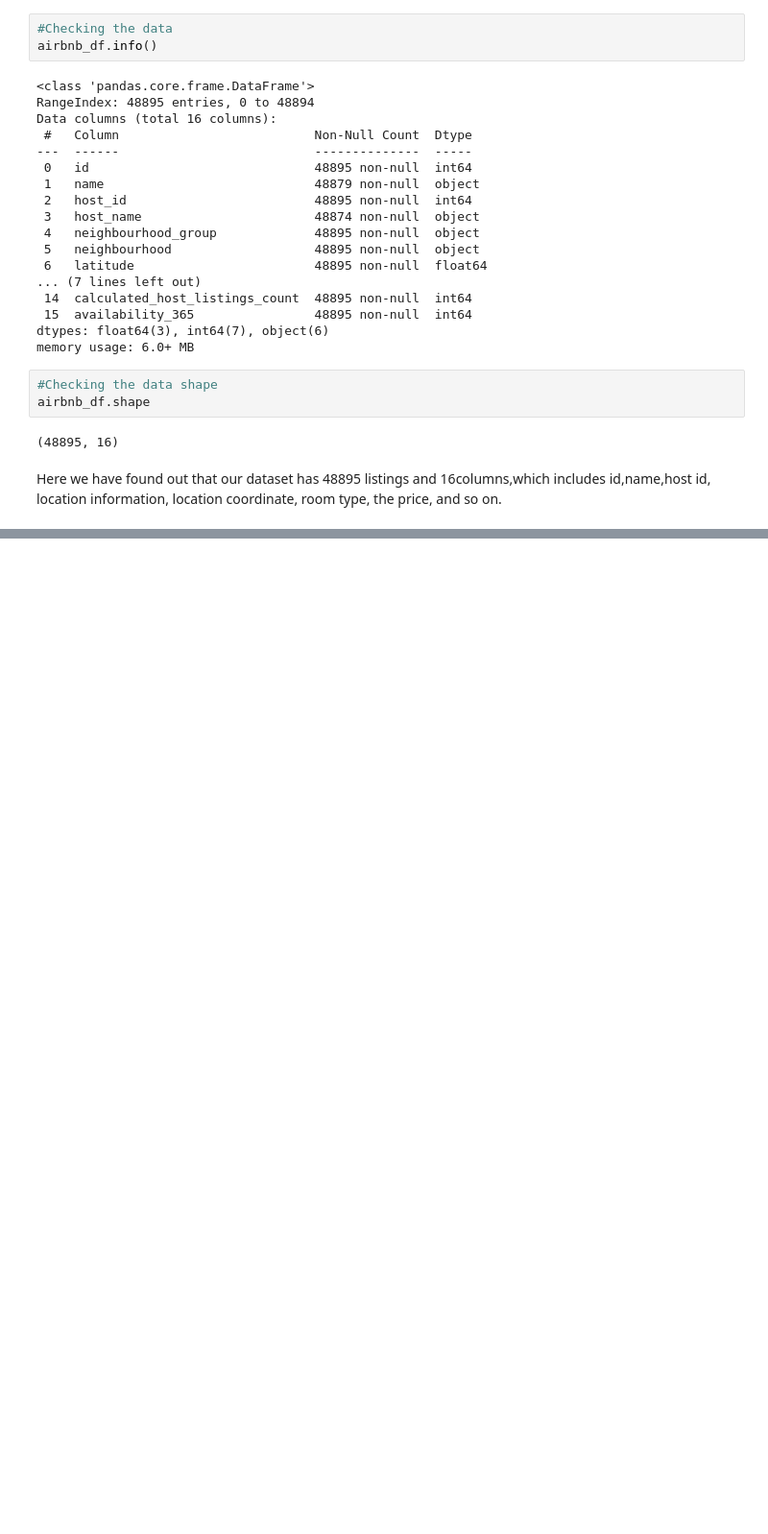
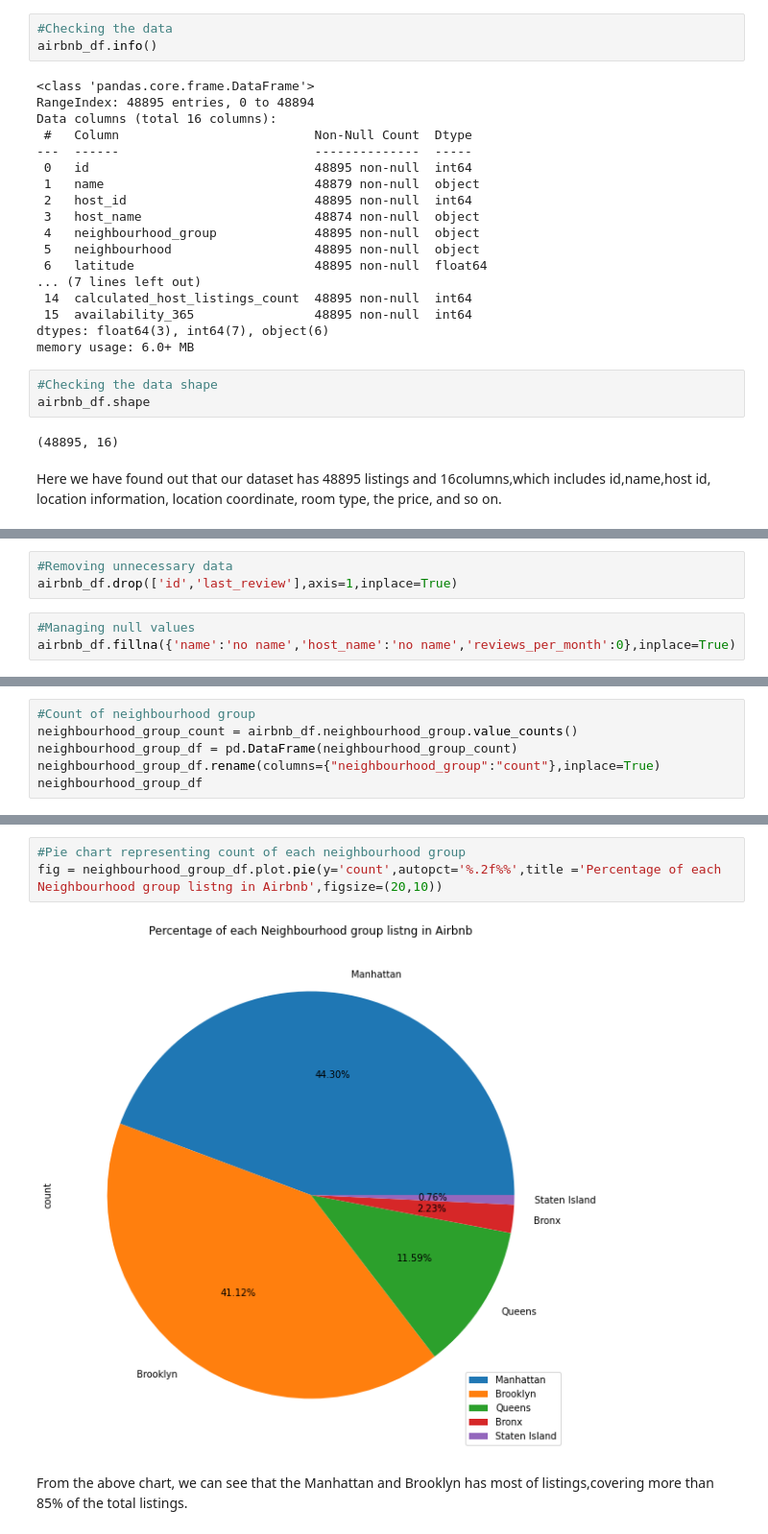
Before and after one commit to ShabuddinDhafedar/Airbnb-Bookings-Analysis, a Jupyter notebook: Airbnb_Bookings_Analysis_Capstone_Project(shabuddin).ipynb, the cells around one changed output, grey strips where cells are left out. Shown at 96% size. Saved outputs shown, nothing was run; the diff lists cells and outputs as text; blank space fills up the shorter version.

Commit message:
Second commit Airbnb Bookings Analysis

```diff
--- a/Airbnb_Bookings_Analysis_Capstone_Project(shabuddin).ipynb
+++ b/Airbnb_Bookings_Analysis_Capstone_Project(shabuddin).ipynb
@@ -94,0 +190,6 @@ Here we have found out that our dataset has 48895 listings and 16columns,which i
+# %%
+#Removing unnecessary data
+airbnb_df.drop(['id','last_review'],axis=1,inplace=True)
+# %%
+#Managing null values
+airbnb_df.fillna({'name':'no name','host_name':'no name','reviews_per_month':0},inplace=True)
@@ -94,0 +241,6 @@ Here we have found out that our dataset has 48895 listings and 16columns,which i
+# %%
+#Count of neighbourhood group
+neighbourhood_group_count = airbnb_df.neighbourhood_group.value_counts()
+neighbourhood_group_df = pd.DataFrame(neighbourhood_group_count)
+neighbourhood_group_df.rename(columns={"neighbourhood_group":"count"},inplace=True)
+neighbourhood_group_df
@@ -94,0 +254,7 @@ Here we have found out that our dataset has 48895 listings and 16columns,which i
+# %%
+#Pie chart representing count of each neighbourhood group
+fig = neighbourhood_group_df.plot.pie(y='count',autopct='%.2f%%',title ='Percentage of each Neighbourhood group listng in Airbnb',figsize=(20,10))
+# %% [output]
+[figure, added]
+# %% [markdown]
+From the above chart, we can see that the Manhattan and Brooklyn has most of listings,covering more than 85% of the total listings.
```
Also changed, not shown: parts of 17 cells of this notebook.
